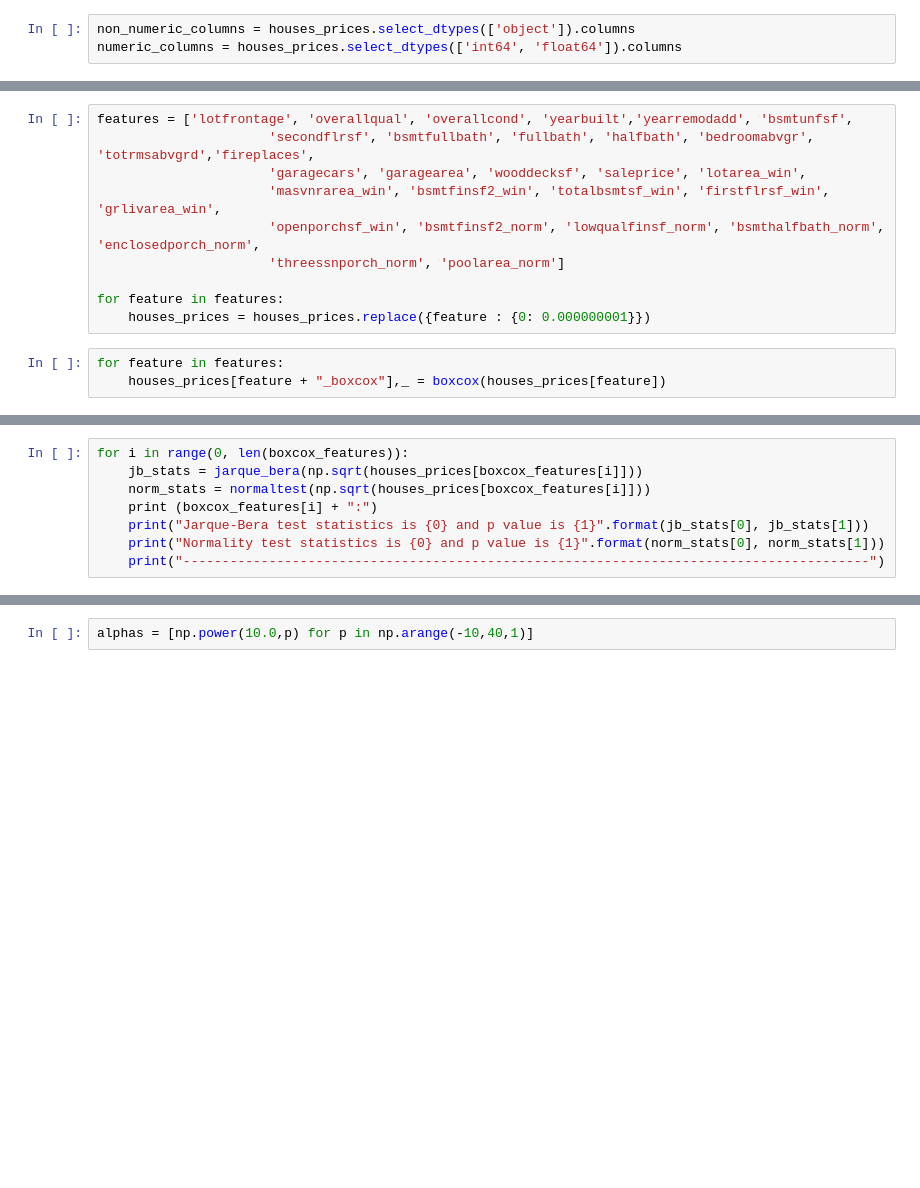
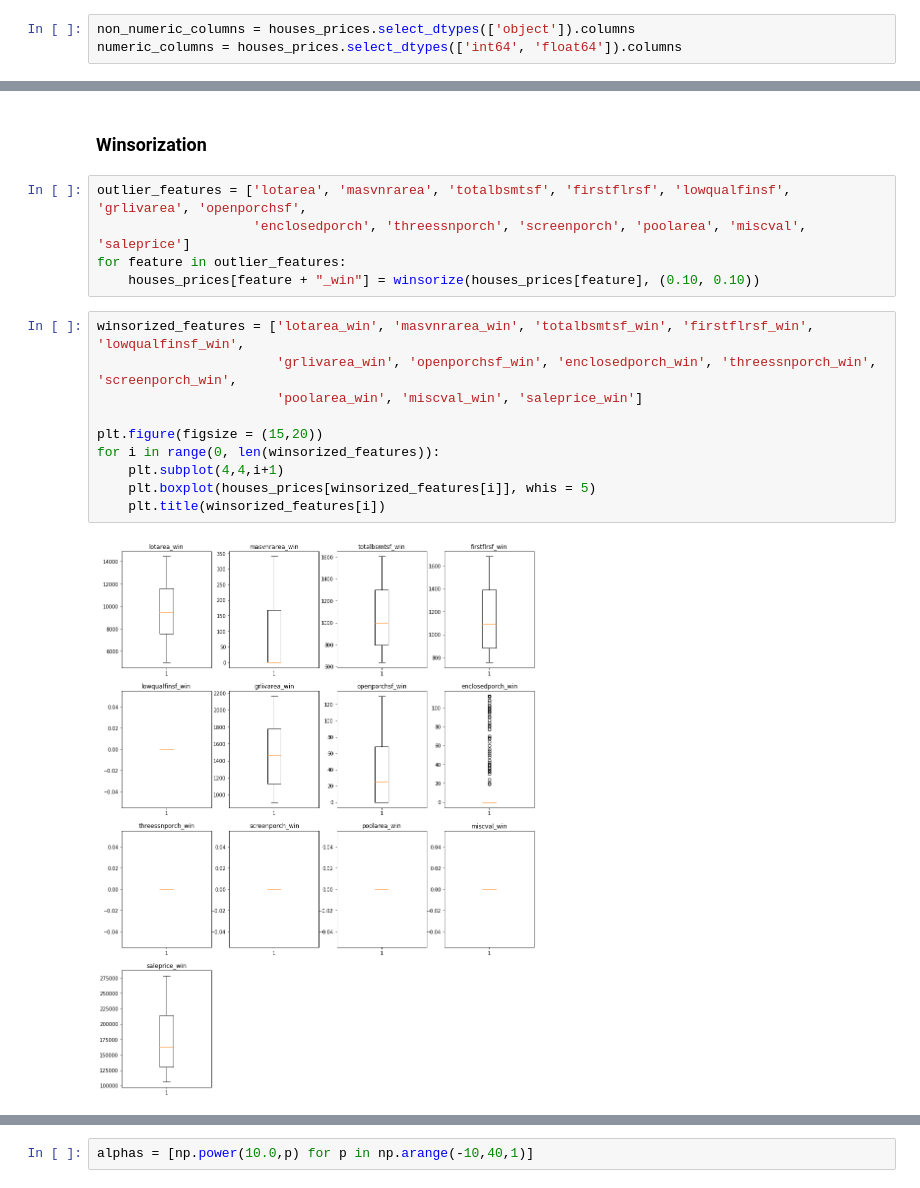
Before and after one commit to romer1979/Sale-Prices-of-Houses-, a Jupyter notebook: Solving regression problems Challange.ipynb, the cells around one changed output, grey strips where cells are left out. Cells and saved outputs as stored; diff of their text form; blank space fills up the shorter version.

```diff
--- a/Solving regression problems Challange.ipynb
+++ b/Solving regression problems Challange.ipynb
@@ -258,13 +152,0 @@ Normality test statistics is 2786.7994700163117 and p value is 0.0
-# %%
-features = ['lotfrontage', 'overallqual', 'overallcond', 'yearbuilt','yearremodadd', 'bsmtunfsf',
-                      'secondflrsf', 'bsmtfullbath', 'fullbath', 'halfbath', 'bedroomabvgr', 'totrmsabvgrd','fireplaces',
-                      'garagecars', 'garagearea', 'wooddecksf', 'saleprice', 'lotarea_win',
-                      'masvnrarea_win', 'bsmtfinsf2_win', 'totalbsmtsf_win', 'firstflrsf_win', 'grlivarea_win',
-                      'openporchsf_win', 'bsmtfinsf2_norm', 'lowqualfinsf_norm', 'bsmthalfbath_norm', 'enclosedporch_norm',
-                      'threessnporch_norm', 'poolarea_norm']
-
-for feature in features:
-    houses_prices = houses_prices.replace({feature : {0: 0.000000001}})
-# %%
-for feature in features:
-    houses_prices[feature + "_boxcox"],_ = boxcox(houses_prices[feature])
@@ -289,8 +152,0 @@ plt.show()
-# %%
-for i in range(0, len(boxcox_features)):
-    jb_stats = jarque_bera(np.sqrt(houses_prices[boxcox_features[i]]))
-    norm_stats = normaltest(np.sqrt(houses_prices[boxcox_features[i]]))
-    print (boxcox_features[i] + ":")
-    print("Jarque-Bera test statistics is {0} and p value is {1}".format(jb_stats[0], jb_stats[1]))
-    print("Normality test statistics is {0} and p value is {1}".format(norm_stats[0], norm_stats[1]))
-    print("----------------------------------------------------------------------------------------")
@@ -530,0 +163,19 @@ R-squared of the model in test set is: 0.8375396910895545
+# %% [markdown]
+### Winsorization
+# %%
+outlier_features = ['lotarea', 'masvnrarea', 'totalbsmtsf', 'firstflrsf', 'lowqualfinsf', 'grlivarea', 'openporchsf',
+                    'enclosedporch', 'threessnporch', 'screenporch', 'poolarea', 'miscval', 'saleprice']
+for feature in outlier_features:
+    houses_prices[feature + "_win"] = winsorize(houses_prices[feature], (0.10, 0.10))
+# %%
+winsorized_features = ['lotarea_win', 'masvnrarea_win', 'totalbsmtsf_win', 'firstflrsf_win', 'lowqualfinsf_win',
+                       'grlivarea_win', 'openporchsf_win', 'enclosedporch_win', 'threessnporch_win', 'screenporch_win',
+                       'poolarea_win', 'miscval_win', 'saleprice_win']
+
+plt.figure(figsize = (15,20))
+for i in range(0, len(winsorized_features)):
+    plt.subplot(4,4,i+1)
+    plt.boxplot(houses_prices[winsorized_features[i]], whis = 5)
+    plt.title(winsorized_features[i])
+# %% [output]
+[figure, added]
```
Also changed, not shown: parts of 183 cells of this notebook, 1 other file.
